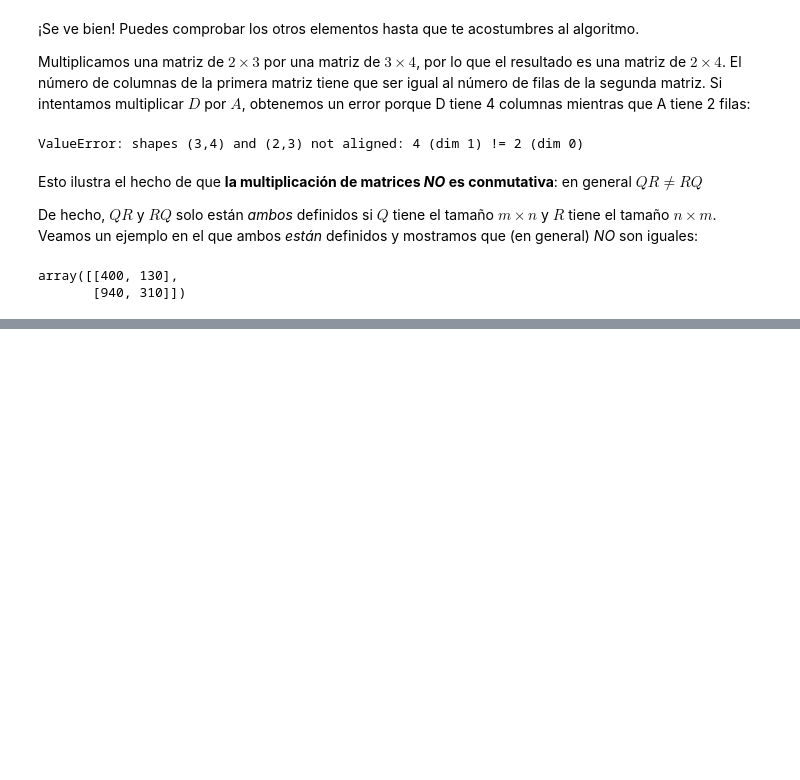
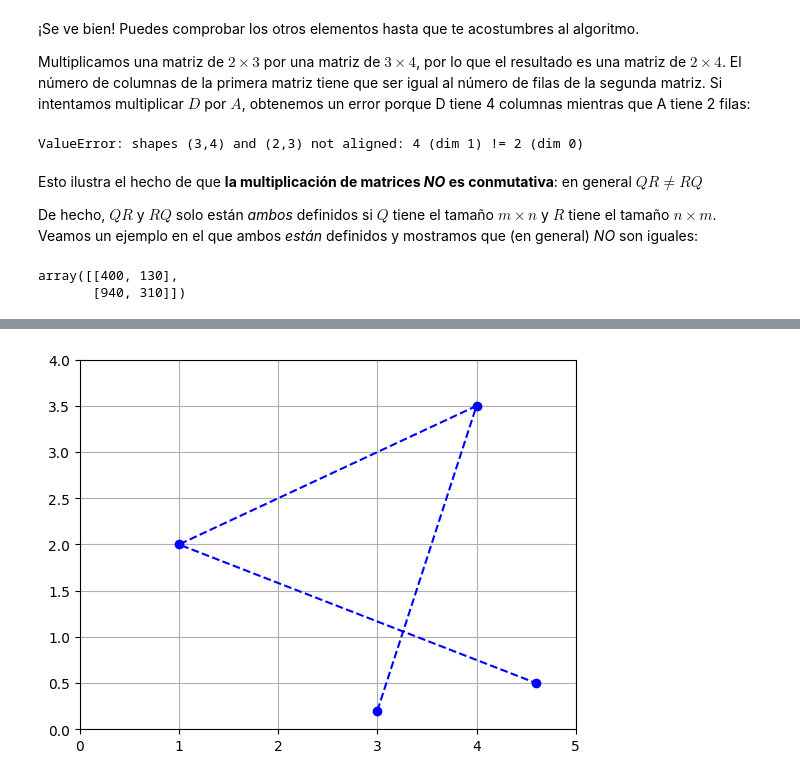
Before and after one commit to flaviomconde/Mate_para_Machine_Learning, a Jupyter notebook: Matrices/Matrices.ipynb, the cells around one changed output, grey strips where cells are left out. Saved outputs shown, nothing was run; the diff lists cells and outputs as text; code cells hidden in the pictures; blank space fills up the shorter version.

```diff
--- a/Matrices/Matrices.ipynb
+++ b/Matrices/Matrices.ipynb
@@ -336,0 +573,8 @@ array([[400, 130],
+# %%
+plt.plot(x_coords_P, y_coords_P, "bo")
+plt.plot(x_coords_P, y_coords_P, "b--")
+plt.axis([0, 5, 0, 4])
+plt.grid()
+plt.show()
+# %% [output]
+[figure, added]
```
Also changed, not shown: parts of 141 cells of this notebook, 1 other file.
